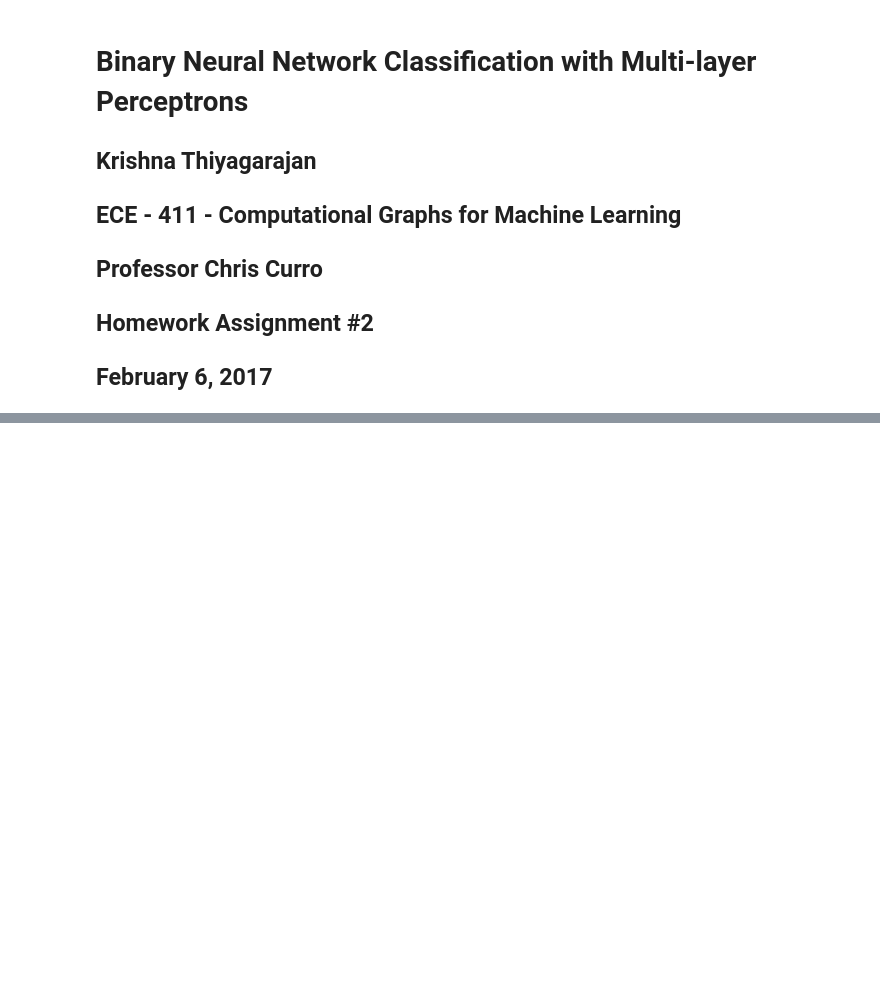
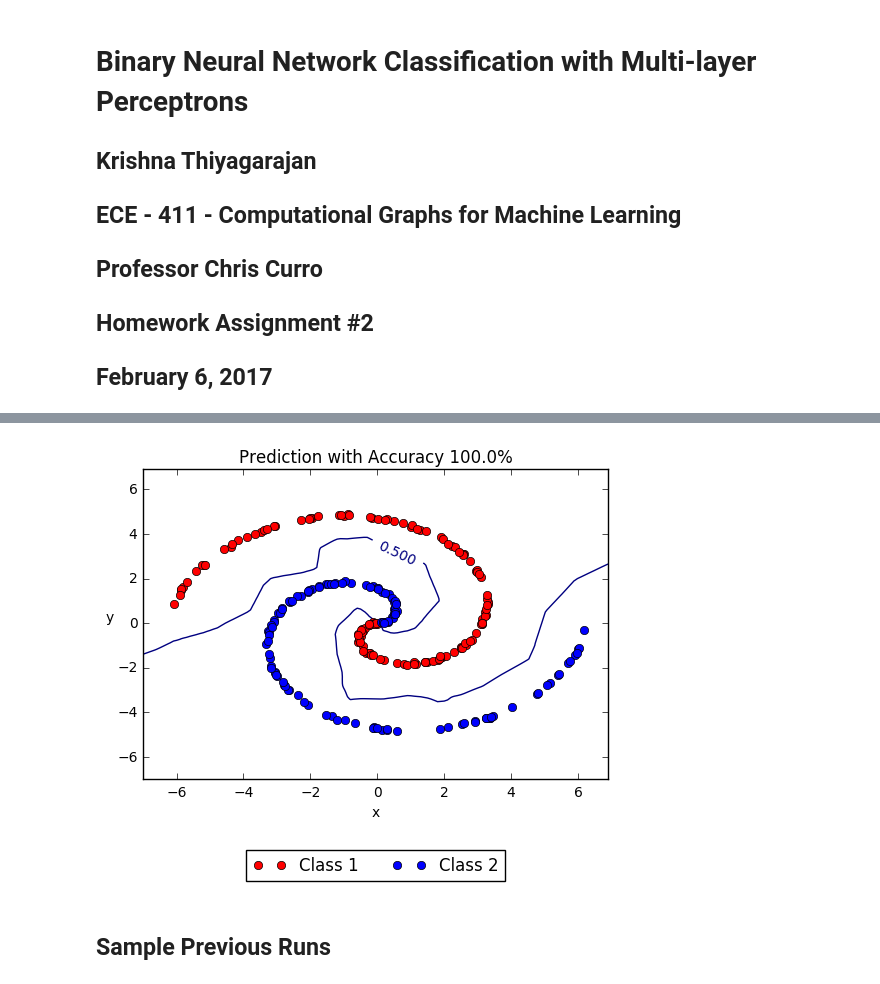
Before and after one commit to krisht/CGML-Assignments, a Jupyter notebook: hw2/hw2.ipynb, the cells around one changed output, grey strips where cells are left out. Cells and saved outputs as stored; diff of their text form; code cells hidden in the pictures; blank space fills up the shorter version.

```diff
--- a/hw2/hw2.ipynb
+++ b/hw2/hw2.ipynb
@@ -11,6 +11,8 @@ import warnings
 import matplotlib.pyplot as plt
 import numpy as np
 import tensorflow as tf
+from IPython.display import Image
+from IPython.core.display import HTML
 
 warnings.filterwarnings('ignore')
 
@@ -21,25 +23,25 @@ runs = 200
 regConst = 1e-5
 displaySteps = 20
 
-noiseSigma = 0.1
+noiseSigma = 0.03
 
 totalSamples = 1000
 percentTrain = 0.75
 
 numSamp = totalSamples * percentTrain
-numTest = totalSamples*(1 - percentTrain)
+numTest = totalSamples * (1 - percentTrain)
 
 layers = [2, 20, 40, 20, 2]
 # %%
-
 # Data generation function
 
 def data(n):
-    t = np.random.uniform(low = 0.0, high = 2* np.pi, size=n)
+    t = np.random.uniform(low=0.0, high=2 * np.pi, size=n)
     c = np.random.randint(0, high=2, size=n)
     x = t * np.cos(t + c * np.pi) + np.random.normal(0, noiseSigma, n)
     y = t * np.sin(t + c * np.pi) + np.random.normal(0, noiseSigma, n)
     return x, y, c
+
 
 # Function to help declaring variables in model
 
@@ -85,8 +87,8 @@ class MultiLayerPercepModel:
         self.yhat = tf.nn.softmax(self.yhat)
 
         self.costs = tf.reduce_mean(tf.nn.softmax_cross_entropy_with_logits(logits=self.yhat, labels=self.y))
-        self.l2_penalty = tf.reduce_sum(tf.get_collection('l2'))
-        self.loss = self.costs + self.gamma * self.l2_penalty
+        self.l2 = tf.reduce_sum(tf.get_collection('l2'))
+        self.loss = self.costs + self.gamma * self.l2
 
     def initTrainer(self):
         modelVars = tf.get_collection('modelVars')
@@ -97,13 +99,13 @@ class MultiLayerPercepModel:
         _, loss = self.sess.run([self.optim, self.loss], feed_dict={self.x: np.transpose(np.asarray(x)), self.y: y})
         return loss
 
-    def train(self, x_samp, y_samp, c_samp):
+    def train(self, xSamp, ySamp, cSamp):
         for step in range(self.iterations + 1):
             avgCost = 0
-            for x, y, c in zip(x_samp, y_samp, c_samp):
+            for x, y, c in zip(xSamp, ySamp, cSamp):
                 inputs = np.expand_dims(np.asarray([x, y]), axis=1)
-                outputs = np.reshape([float(not (c)), float(c)], (1, 2))
-                avgCost += self.iterateTrainer(inputs, outputs) / len(x_samp)
+                outputs = np.reshape([float(1 - c), float(c)], (1, 2))
+                avgCost += self.iterateTrainer(inputs, outputs) / len(xSamp)
             if step % displaySteps == 0:
                 print("Step: {:4d}, Loss: {:.9f}".format(step, avgCost))
 
@@ -116,28 +118,27 @@ class MultiLayerPercepModel:
     def inferClass(self, x1, y1):
         return self.inferProb(x1, y1) > 0.5
 # %%
-x_samp, y_samp, c_samp = data(numSamp)
-x_test, y_test, c_test = data(numTest)
+xSamp, ySamp, cSamp = data(numSamp)
+xTest, yTest, cTest = data(numTest)
 
 sess = tf.Session()
 
 model = MultiLayerPercepModel(sess=sess, layers=layers, iterations=runs, learnRate=rateLearn, gamma=regConst)
 model.initTrainer()
-model.train(x_samp, y_samp, c_samp)
+model.train(xSamp, ySamp, cSamp)
 
 infer = np.array([])
 
-for x, y, _ in zip(x_test, y_test, c_test):
+for x, y, _ in zip(xTest, yTest, cTest):
     infer = np.append(infer, model.inferClass(x, y))
-
 
 # Thanks to Sahil Patel for hinting me towards contours
 domain = np.arange(-7, 7, 0.1)
-x_cont, y_cont = np.meshgrid(domain, domain)
+xCont, yCont = np.meshgrid(domain, domain)
 prob = np.vectorize(model.inferProb)
-z_cont = prob(x_cont, y_cont)
+zCont = prob(xCont, yCont)
 
-accuracy = np.sum(np.equal(c_test,infer))*100/numTest
+accuracy = np.sum(np.equal(cTest, infer)) * 100 / numTest
 
 print("Accuracy: {}%".format(accuracy))
 # %% [output]
@@ -145,12 +157,16 @@ Step:    0, Loss: 0.766119934
 # %%
 plt.figure()
-bound = plt.contour(x_cont, y_cont, z_cont, levels=[0.5])
+bound = plt.contour(xCont, yCont, zCont, levels=[0.5])
 plt.clabel(bound, inline=1, fontsize=10)
 
 plt.xlabel('x')
 plt.ylabel('y', rotation=0)
 plt.title('Prediction with Accuracy {}%'.format(accuracy))
-plt.plot(x_test[infer == True], y_test[infer == True], 'ro', label='Phased (Class 1)')
-plt.plot(x_test[infer == False], y_test[infer == False], 'bo', label = 'Not Phased (Class 0) ')
-plt.legend(loc=9, bbox_to_anchor=(0.5,-0.2), ncol=3)
+plt.plot(xTest[infer == True], yTest[infer == True], 'ro', label='Class 1')
+plt.plot(xTest[infer == False], yTest[infer == False], 'bo', label='Class 2')
+plt.legend(loc=9, bbox_to_anchor=(0.5, -0.2), ncol=3)
 plt.show()
+# %% [output]
+[figure, added]
+# %% [markdown]
+## Sample Previous Runs
```
Also changed, not shown: parts of 6 cells of this notebook, 14 other files.
